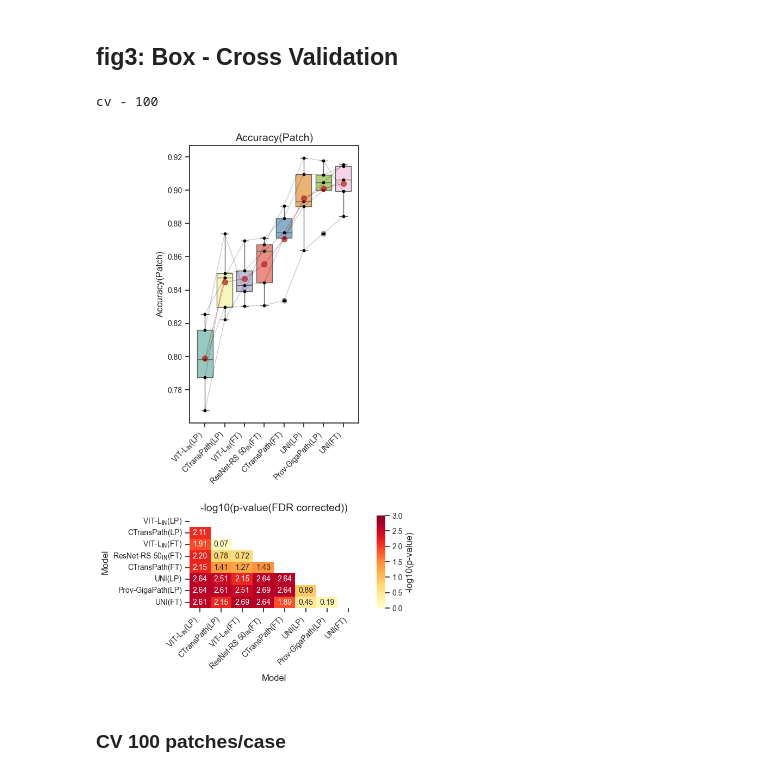
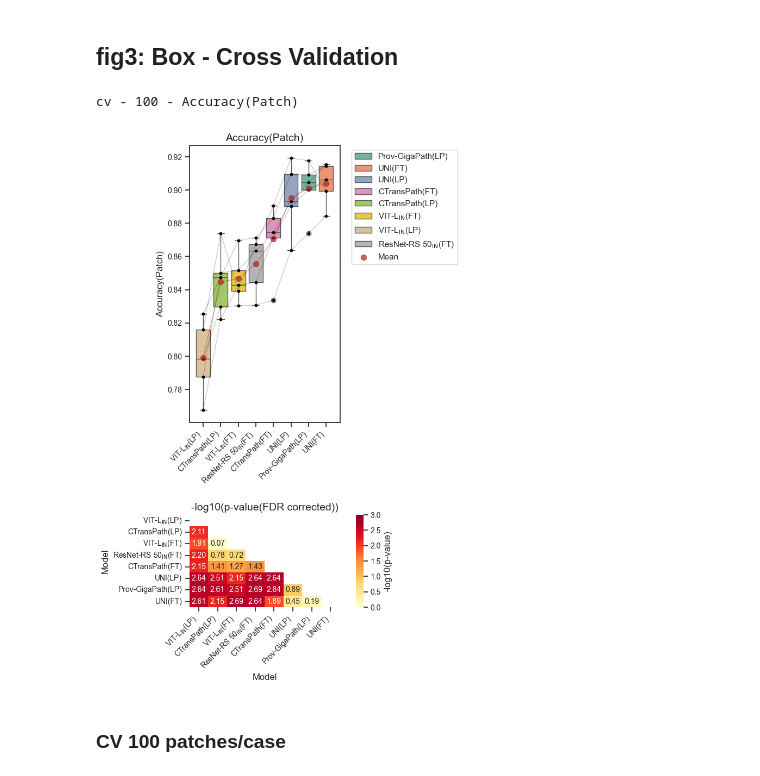
Before and after one commit to endaaman/bt, a Jupyter notebook: notes/note_metrics.ipynb, the cells around one changed output. Saved outputs shown, nothing was run; the diff lists cells and outputs as text; code cells hidden in the pictures.

```diff
--- a/notes/note_metrics.ipynb
+++ b/notes/note_metrics.ipynb
@@ -149,6 +149,19 @@ wrote out/figs/table2_ebrains.xlsx
 ## fig3: Box - Cross Validation
 # %%
 from statsmodels.stats.multitest import multipletests
+
+label_order = [
+    'Prov-GigaPath(LP)',
+    'UNI(FT)',
+    'UNI(LP)',
+    'CTransPath(FT)',
+    'CTransPath(LP)',
+    r'VIT-L$\mathrm{_{IN}}$(FT)',
+    r'VIT-L$\mathrm{_{IN}}$(LP)',
+    r'ResNet-RS 50$\mathrm{_{IN}}$(FT)',
+    # r'ResNet-RS 50$\mathrm{_{IN}}$(LP)',
+]
+
 
 def paired_box(target:Literal['cv', 'ebrains'], limit:int, key:str, title=None, verbose=False, excludes=['frozen_baseline-cnn']):
     df = pd.read_excel(f'out/figs/results_{target}.xlsx', sheet_name=f'{limit}', index_col=0)
@@ -161,10 +174,12 @@ def paired_box(target:Literal['cv', 'ebrains'], limit:int, key:str, title=None,
     df_mean = df.groupby('cond')[key].mean().sort_values(ascending=True)
     df[f'average_{key}'] = df['cond'].map(df_mean)
     df = df.sort_values([f'average_{key}', 'fold'], ascending=[True, True])
+
     labels = df['label'].unique()
 
+
     # Create figure with GridSpec
-    fig = plt.figure(figsize=(6, 10))
+    fig = plt.figure(figsize=(8, 10))
     gs = fig.add_gridspec(2, 2, width_ratios=[20, 1], height_ratios=[3, 1], hspace=0.5, wspace=0.2)
 
     # Create axes
@@ -173,7 +188,8 @@ def paired_box(target:Literal['cv', 'ebrains'], limit:int, key:str, title=None,
     cax = fig.add_subplot(gs[1, 1])
 
     # Box plot
-    sns.boxplot(x='label', hue='label', y=key, data=df, palette='Set3', legend=False, ax=ax1)
+    color_map = dict(zip((label_order), plt.cm.Set2(np.linspace(0, 1, len(label_order)))))
+    sns.boxplot(x='label', hue='label', y=key, data=df, legend=True, palette=[color_map[label] for label in labels], ax=ax1)
 
     # Connect folds with lines
     for fold in range(n_folds):
@@ -186,7 +202,7 @@ def paired_box(target:Literal['cv', 'ebrains'], limit:int, key:str, title=None,
 
     # Plot mean
     ax1.plot(range(n_models), df_mean, 'firebrick', linewidth=1, zorder=4, alpha=0.4)
-    ax1.scatter(range(n_models), df_mean, color='firebrick', s=50, zorder=5, label='Mean', alpha=0.7)
+    mean_scatter = ax1.scatter(range(n_models), df_mean, color='firebrick', s=50, zorder=5, label='Mean', alpha=0.7)
 
     # Set ax1 properties
     ax1.set_title(key)
@@ -210,38 +226,50 @@ def paired_box(target:Literal['cv', 'ebrains'], limit:int, key:str, title=None,
 
     # Create significance matrix
     sig_matrix = np.zeros((n_models, n_models))
     k = 0
     for i in range(n_models):
         for j in range(i+1, n_models):
             sig_matrix[j, i] = -np.log10(p_corrected[k])
             k += 1
 
     # Create mask for lower triangle
     mask = np.triu(np.ones_like(sig_matrix, dtype=bool), k=0)
 
     # Heatmap
     heatmap = sns.heatmap(sig_matrix, mask=mask, annot=True, fmt='.2f', cmap='YlOrRd',
                           ax=ax2, cbar_ax=cax, cbar_kws={'label': '-log10(p-value)'}, vmin=0.0, vmax=3.0)
 
     # Set ax2 properties
     ax2.set_xticklabels(labels, rotation=45, ha='right')
     ax2.set_yticklabels(labels, rotation=0)
     ax2.set_title('-log10(p-value(FDR corrected))')
     ax2.set_xlabel('Model')
     ax2.set_ylabel('Model')
 
-    plt.subplots_adjust(left=0.30, right=0.90, top=0.95, bottom=0.1)
-    print(f'{target} - {limit}')
+    # handles, labels = ax1.get_legend_handles_labels()
+    # handles = handles[:-1][::-1] + [handles[-1]]
+    # labels = labels[:-1][::-1] + [labels[-1]]
+    # ax1.legend(handles, labels, bbox_to_anchor=(1.05, 1), loc='upper left')
 
-    return fig
+    handles, labels = ax1.get_legend_handles_labels()
+    legend_labels = label_order + ['Mean']
+    legend_handles = []
+    for i, l in enumerate(label_order):
+        o = labels.index(l)
+        legend_handles.append(handles[o])
+    legend_handles += [mean_scatter]
+    ax1.legend(legend_handles, legend_labels, bbox_to_anchor=(1.05, 1), loc='upper left')
+
+    plt.subplots_adjust(left=0.30, right=0.70, top=0.95, bottom=0.1)
+    print(f'{target} - {limit} - {key}')
 
 
 paired_box('cv', 100, 'Accuracy(Patch)', verbose=False)
 plt.savefig("out/figs/fig3_cv_100_pacc.png", format="png", dpi=DPI)
 plt.show()
 # %% [output]
-cv - 100
+cv - 100 - Accuracy(Patch)
-[figure, old version]
+[figure, new version]
 # %% [markdown]
 ### CV 100 patches/case
 # %%
```
Also changed, not shown: parts of 18 cells of this notebook, 3 other files.
